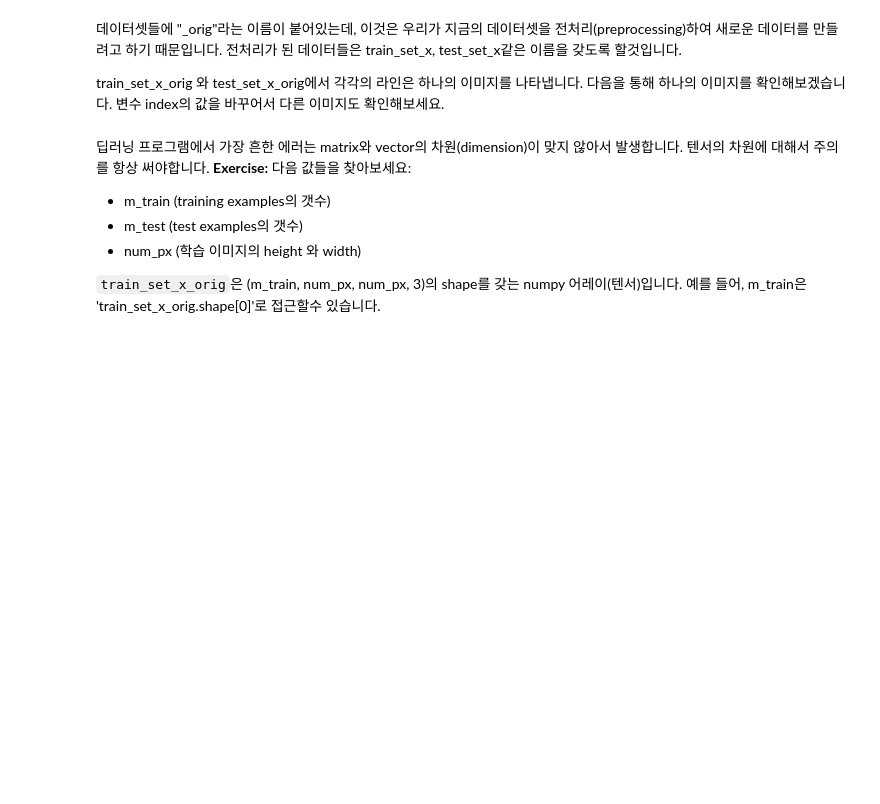
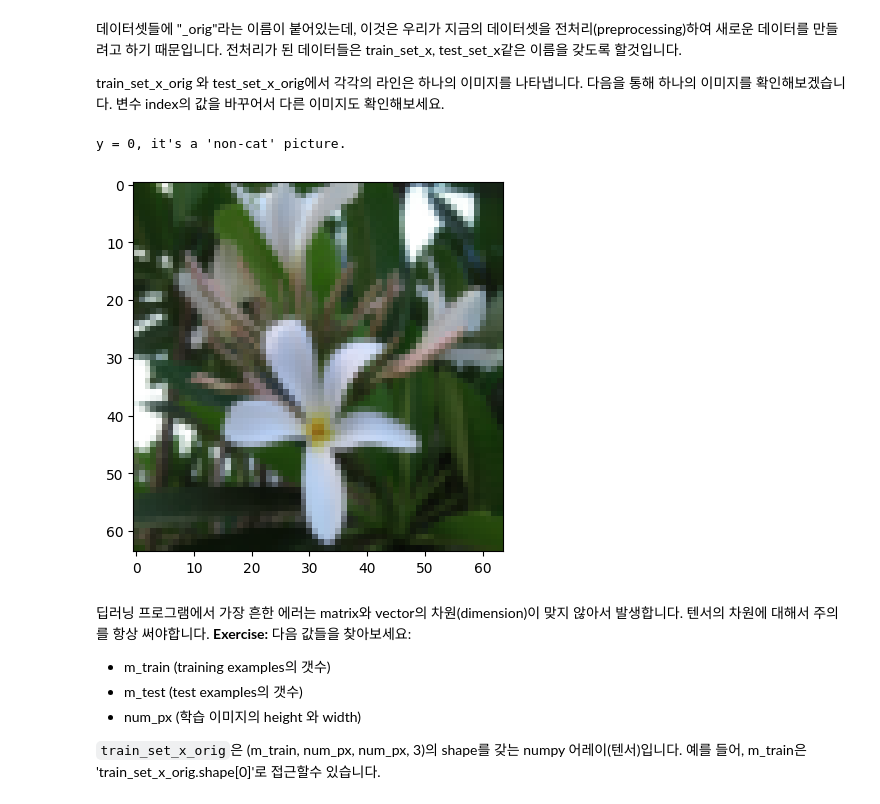
Before and after one commit to kwangchae/lab2-logistic-regression, a Jupyter notebook: [kor]Logistic_Regression_with_a_Neural_Network_mindset_v6a.ipynb, the cells around one changed output. Cells and saved outputs as stored; diff of their text form; code cells hidden in the pictures; blank space fills up the shorter version.

```diff
--- a/[kor]Logistic_Regression_with_a_Neural_Network_mindset_v6a.ipynb
+++ b/[kor]Logistic_Regression_with_a_Neural_Network_mindset_v6a.ipynb
@@ -57,9 +62,12 @@ print(train_set_x_orig.dtype)
 train_set_x_orig 와 test_set_x_orig에서 각각의 라인은 하나의 이미지를 나타냅니다. 다음을 통해 하나의 이미지를 확인해보겠습니다. 변수 index의 값을 바꾸어서 다른 이미지도 확인해보세요.
 # %%
 # Example of a picture
-index =10
+index = 9
 plt.imshow(train_set_x_orig[index])
 print ("y = " + str(train_set_y[0, index]) + ", it's a '" + classes[np.squeeze(train_set_y[:, index])].decode("utf-8") +  "' picture.")
+# %% [output]
+y = 0, it's a 'non-cat' picture.
+[figure, added]
 # %% [markdown]
 딥러닝 프로그램에서 가장 흔한 에러는 matrix와 vector의 차원(dimension)이 맞지 않아서 발생합니다.
 텐서의 차원에 대해서 주의를 항상 써야합니다.
```
Also changed, not shown: parts of 3 cells of this notebook.
